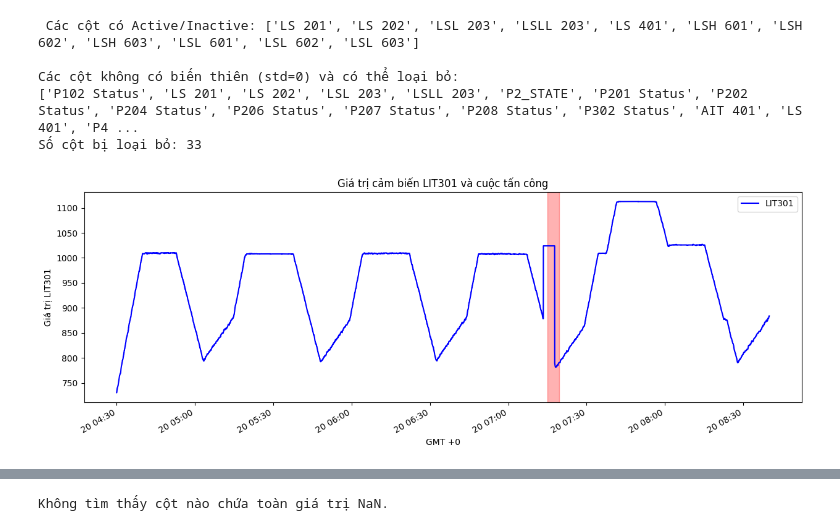
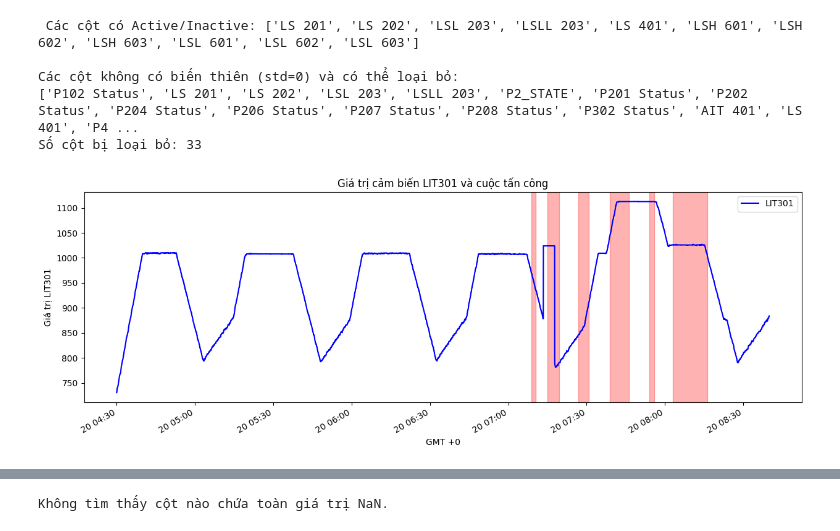
Before and after one commit to NguyenHa554/Anomaly-detection-in-SCADA-system-, a Jupyter notebook: SWAT_analysis.ipynb, the cells around one changed output, grey strips where cells are left out. Saved outputs shown, nothing was run; the diff lists cells and outputs as text; code cells hidden in the pictures.

```diff
--- a/SWAT_analysis.ipynb
+++ b/SWAT_analysis.ipynb
@@ -91,16 +96,16 @@ Số cột bị loại bỏ: 33
 # %%
 # --------------------------------------------------------------------------------
 # Visualize attack periods on a specific sensor
 fig, ax = plt.subplots()
 
 df['LIT 301'].plot(ax=ax, label='LIT301', color='blue')
 
-start,end = attack_datetime_periods[1]
-ax.axvspan(start, end, color='red', alpha=0.3, label ='_nolegend_')
+for start, end in attack_datetime_periods: # Vẽ vùng tất cả các cuộc tấn công
+    ax.axvspan(start, end, color='red', alpha=0.3, label ='_nolegend_')
 
 ax.set_title('Giá trị cảm biến LIT301 và cuộc tấn công')
 ax.set_ylabel('Giá trị LIT301')
 ax.legend()
 plt.show()
 # %% [output]
-[figure, old version]
+[figure, new version]
```
Also changed, not shown: parts of 13 cells of this notebook.
